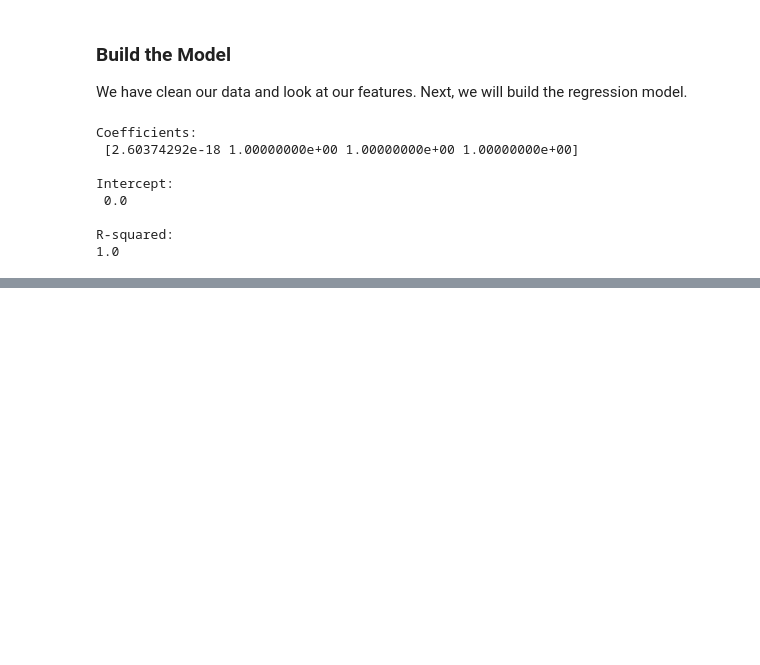
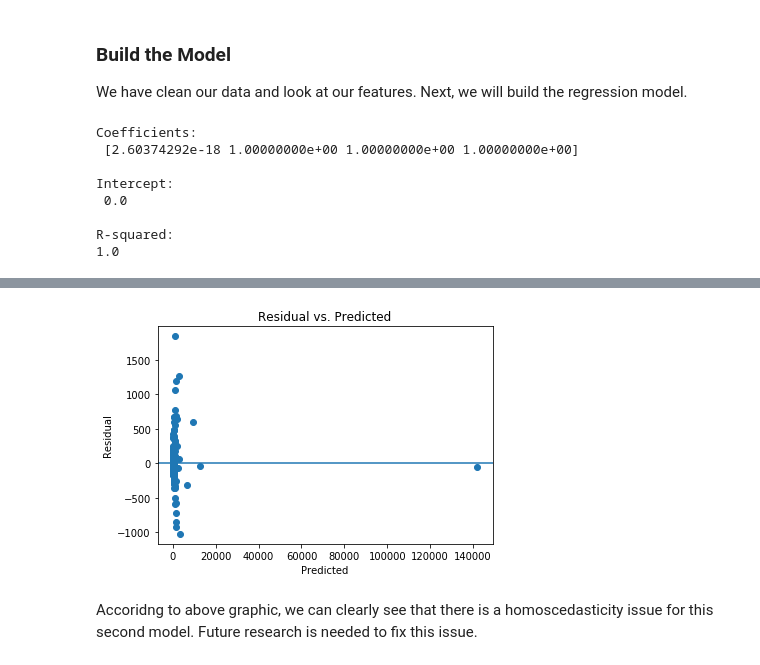
Before and after one commit to jatlukze/Thinkful-Practices, a Jupyter notebook: FBI Crime Regression Model.ipynb, the cells around one changed output, grey strips where cells are left out. Drawn from its saved outputs; the diff is of its cells as text; code cells hidden in the pictures; blank space fills up the shorter version.

```diff
--- a/FBI Crime Regression Model.ipynb
+++ b/FBI Crime Regression Model.ipynb
@@ -250,0 +272,11 @@ R-squared:
+# %%
+regr_1 = linear_model.LinearRegression()
+Y_1 = df['Property Crime']
+X_1 = df[['Population','Violent Crime','Murder','Rape_2','Robbery','Aggravated Assault']]
+regr_1.fit(X_1, Y_1)
+
+# Inspect the results.
+print('\nCoefficients: \n', regr_1.coef_)
+print('\nIntercept: \n', regr_1.intercept_)
+print('\nR-squared:')
+print(regr_1.score(X_1, Y_1))
@@ -250,0 +338,16 @@ R-squared:
+# %%
+predicted_1 = regr_1.predict(X_1).ravel()
+actual_1 = Y_1
+
+residual_1 = actual_1 - predicted_1
+# %%
+plt.scatter(predicted_1, residual_1)
+plt.xlabel('Predicted')
+plt.ylabel('Residual')
+plt.axhline(y=0)
+plt.title('Residual vs. Predicted')
+plt.show()
+# %% [output]
+[figure, added]
+# %% [markdown]
+Accoridng to above graphic, we can clearly see that there is a homoscedasticity issue for this second model. Future research is needed to fix this issue.
```
Also changed, not shown: parts of 11 cells of this notebook.
